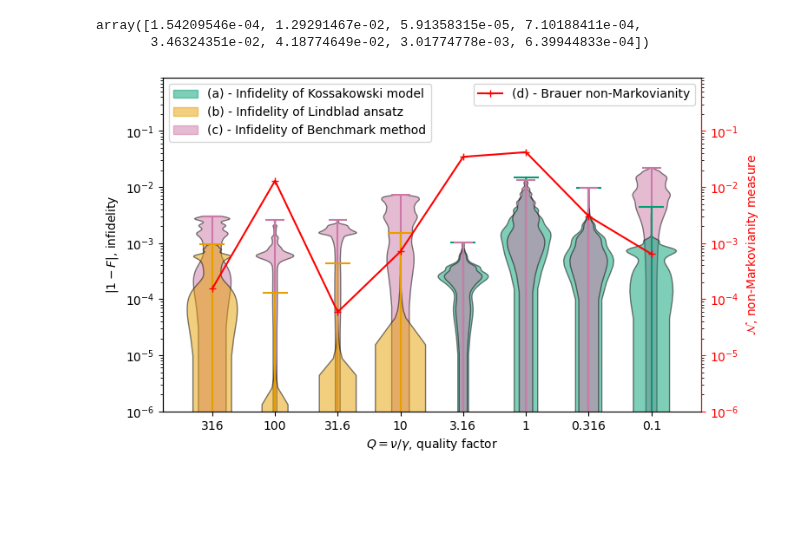
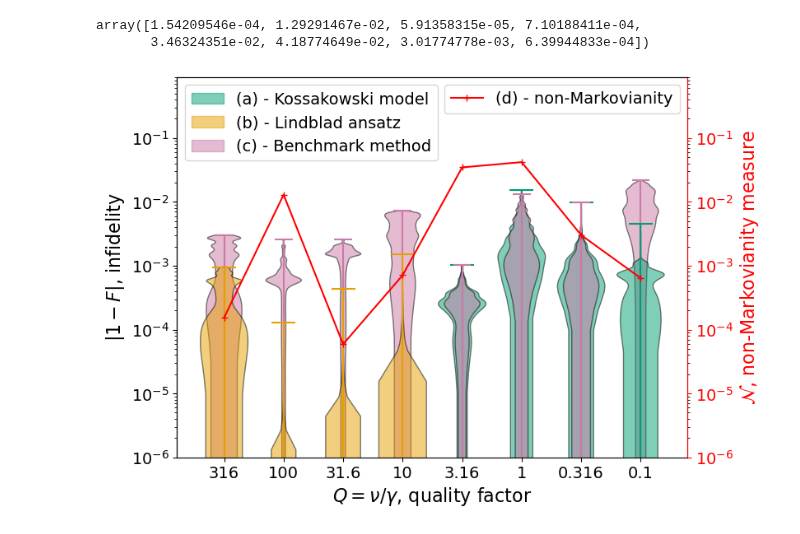
Before and after one commit to zpopovych/quantum-open-systems-polynomial-sid, a Jupyter notebook: 03_plot_violin.ipynb, the cells around one changed output. Saved outputs shown, nothing was run; the diff lists cells and outputs as text; code cells hidden in the pictures; blank space fills up the shorter version.

```diff
--- a/03_plot_violin.ipynb
+++ b/03_plot_violin.ipynb
@@ -87,11 +87,19 @@ def set_violin_colors(violin, color, alpha=0.5, zorder=2):
     violin['cmins'].set_color(color)   # Lower extrema color
     violin['cmaxes'].set_color(color)  # Upper extrema color
 
+# Set the font sizes globally
+plt.rcParams.update({'font.size': 14,  # Increase overall font size
+                     'axes.labelsize': 16,  # Axis label size
+                     'xtick.labelsize': 14,  # X-axis tick label size
+                     'ytick.labelsize': 14,  # Y-axis tick label size
+                     'legend.fontsize': 14,  # Legend font size
+                     'axes.titlesize': 18})  # Title font size (if you have any)
+
 # Custom labels for the legend
 labels = []
 
 # Create the first plot
-fig, ax1 = plt.subplots(figsize=(8, 5))
+fig, ax1 = plt.subplots(figsize=(8, 6))
 
 # Create the first violin plot and set its color (first color in the palette)
 violin1 = ax1.violinplot([1-np.abs(_) for _ in kossak_tssos_fids[4:]], positions=[5, 6, 7, 8], widths=0.8)
@@ -99,18 +107,18 @@ set_violin_colors(violin1, color_blind_palette[0], alpha=0.5, zorder=2)
 
 
 # Add custom patch for the first violin plot for the legend
-labels.append((mpatches.Patch(color=color_blind_palette[0], alpha=0.5), "(a) - Infidelity of Kossakowski model"))
+labels.append((mpatches.Patch(color=color_blind_palette[0], alpha=0.5), "(a) - Kossakowski model"))
 
 # Create the second violin plot and set its color (second color in the palette)
 violin2 = ax1.violinplot([1-np.abs(_) for _ in lindblad_tssos_fids[:4]], positions=[1, 2, 3, 4], widths=0.8)
 set_violin_colors(violin2, color_blind_palette[1], alpha=0.5, zorder=2)
 
 # Add custom patch for the second violin plot for the legend
-labels.append((mpatches.Patch(color=color_blind_palette[1], alpha=0.5), "(b) - Infidelity of Lindblad ansatz"))
+labels.append((mpatches.Patch(color=color_blind_palette[1], alpha=0.5), "(b) - Lindblad ansatz"))
 
 
 # Add custom patch for the third violin plot for the legend
-labels.append((mpatches.Patch(color=color_blind_palette[2], alpha=0.5), "(c) - Infidelity of Benchmark method"))
+labels.append((mpatches.Patch(color=color_blind_palette[2], alpha=0.5), "(c) - Benchmark method"))
 
 # Create the Benchmark violin plot and set it in the background using lower zorder
 violin31 = ax1.violinplot([1-np.abs(_) for _ in benchmark[:4]], positions=[1, 2, 3, 4], widths=0.6)
@@ -123,32 +131,32 @@ set_violin_colors(violin32, color_blind_palette[2], alpha=0.5, zorder=2)  # Set
 # Create the Benchmark violin plot and set it in the background using lower zorder
 violin33 = ax1.violinplot([1-np.abs(benchmark[7])], positions=[8], widths=0.6)
 set_violin_colors(violin33, color_blind_palette[2], alpha=0.5, zorder=1)  # Set zorder=1 for background
 
 # Adding a second y-axis and plotting data
 ax2 = ax1.twinx()
-ax2.plot(np.arange(1, 9), NonMark, marker="+", color="red", label="(d) - Brauer non-Markovianity")
+ax2.plot(np.arange(1, 9), NonMark, marker="+", color="red", label="(d) - non-Markovianity")
 ax2.set_yscale('log')
 ax2.set_ylim(1e-6, .9)
 ax2.set_ylabel('$\\mathcal{N}$, non-Markovianity measure', color='red')
 
 # Customizing the primary y-axis
 ax1.set_yscale('log')
 ax1.set_ylim(1e-6, .9)
 ax1.set_xticks(range(1, len(γ_list) + 1), Q)
 ax1.set_xlabel("$Q= \\nu / \\gamma$, quality factor")
 ax1.set_ylabel("$|1 - F|$, infidelity")
 
 # Adding legends
 ax1.legend(*zip(*labels), loc=2)
 
 # Customizing the secondary y-axis
 ax2.tick_params(axis='y', colors='red')
 ax2.spines['right'].set_color('red')
 ax2.legend(loc=1)
 
 # Display the plot
 plt.show()
 
 fig.savefig("SB_SID_LINDBLAD&KOSSAK_CONSTR_TSSOS_vs_Bench_color-blind.pdf")
 # %% [output]
-[figure, old version]
+[figure, new version]
```
Also changed, not shown: 5 other files.
